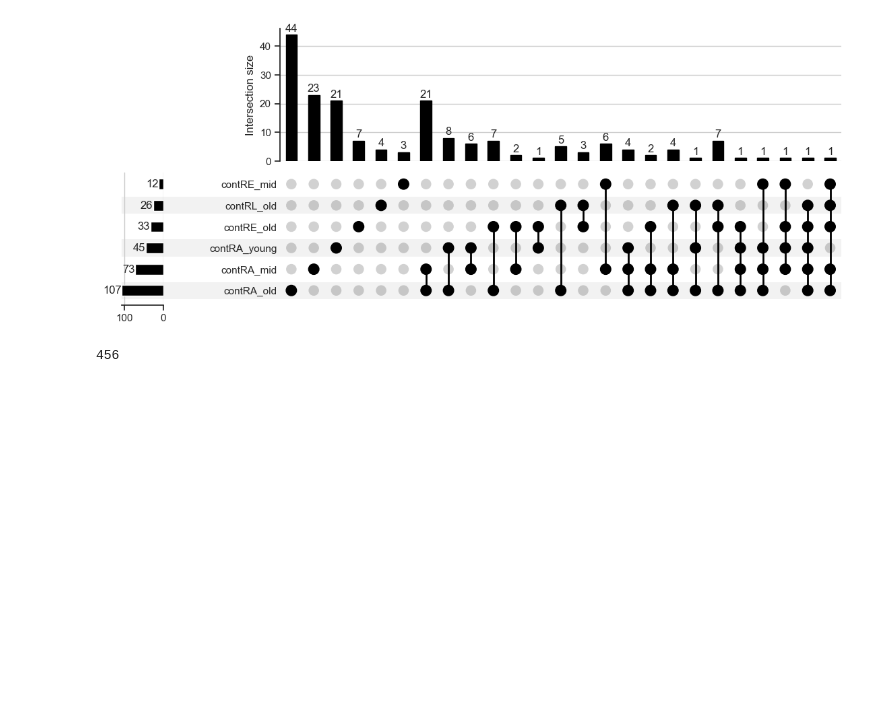
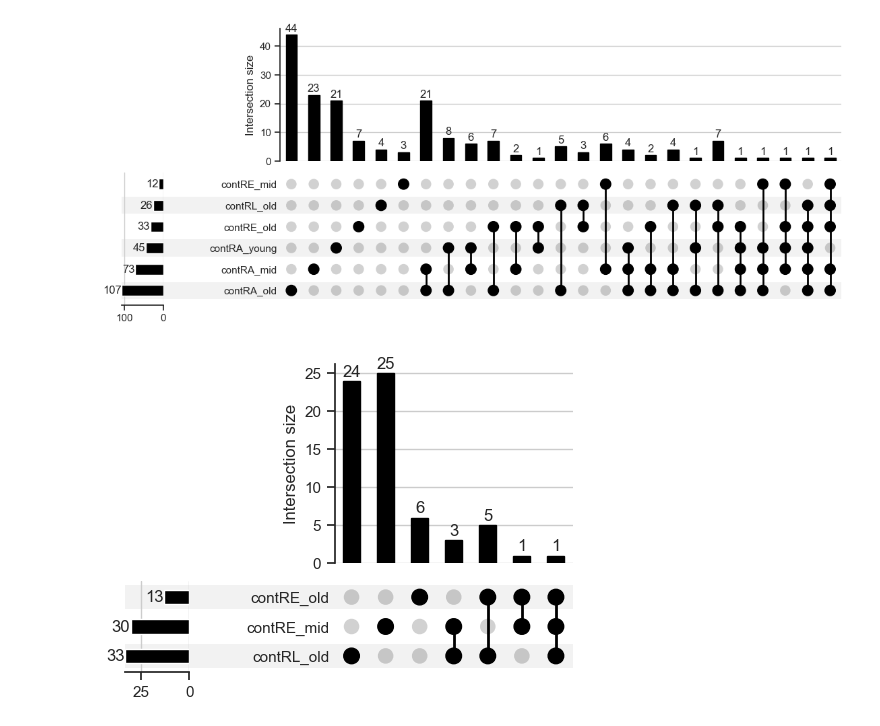
Before and after one commit to carolinamonzo/SG_MemoryRapamycin, a Jupyter notebook: new_rapamycin/scripts/memory.ipynb, the cells around one changed output. Saved outputs shown, nothing was run; the diff lists cells and outputs as text; code cells hidden in the pictures; blank space fills up the shorter version.

```diff
--- a/new_rapamycin/scripts/memory.ipynb
+++ b/new_rapamycin/scripts/memory.ipynb
@@ -172,5 +174,24 @@ plt.savefig("../analysis/plots/memory/females_all.pdf")
 # %% [output]
 [figure]
 # %%
+x = al[al["Age"] == "Mid"]
+contRE_mid = x[x["Comparison"] == "ControlRapaEarly"]["OTU"]
+x = al[al["Age"] == "Old"]
+contRE_old = x[x["Comparison"] == "ControlRapaEarly"]["OTU"]
+
+x = al[al["Age"] == "Old"]
+contRL_old = x[x["Comparison"] == "ControlRapaLate"]["OTU"]
-# %% [output]
-456
+# %%
+from upsetplot import from_contents
+from upsetplot import UpSet
+changes = from_contents(
+    {"contRE_mid":contRE_mid.unique(), "contRE_old":contRE_old.unique(),
+    "contRL_old":contRL_old.unique()}
+)
+
+ax_dict = UpSet(changes, subset_size="count", show_counts=True).plot()
+matplotlib.rcParams['pdf.fonttype'] = 42
+plt.tight_layout()
+plt.savefig("../analysis/plots/memory/all_RARE.pdf")
+# %% [output]
+[figure, added]
```
Also changed, not shown: parts of 6 cells of this notebook, 1 other file.
